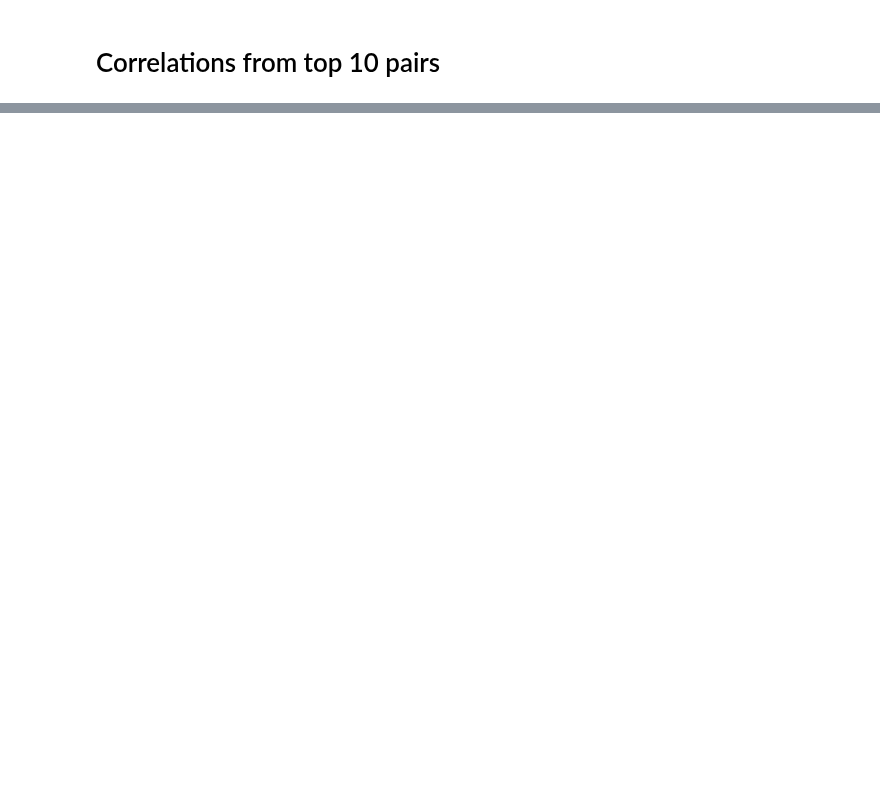
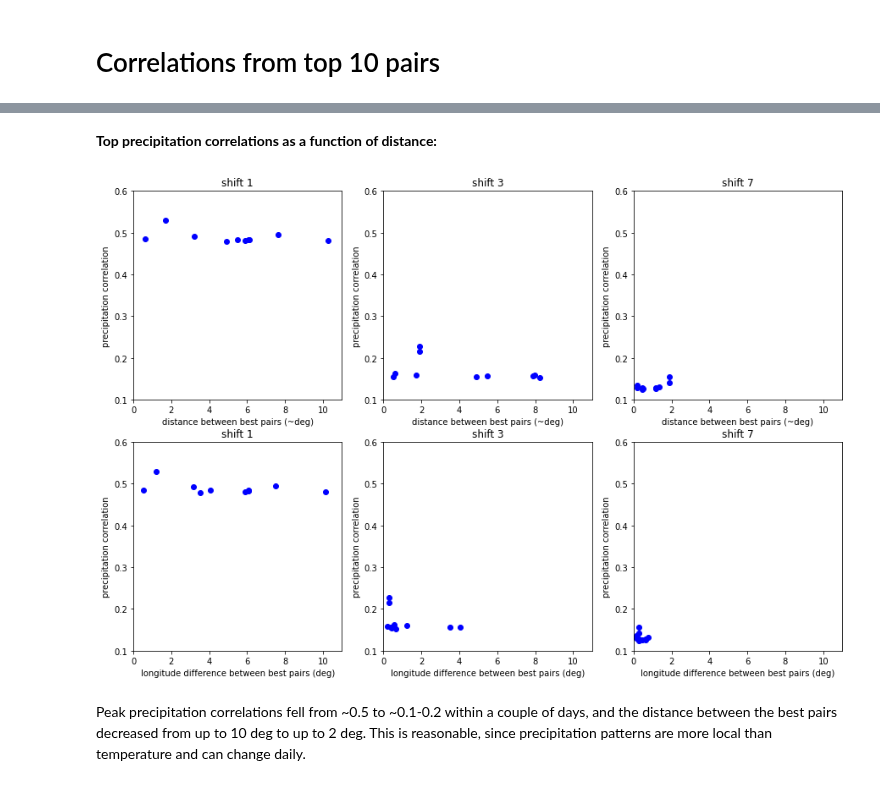
Before and after one commit to zbalewski/python-ay250-homework, a Jupyter notebook: hw_5/hw_5.ipynb, the cells around one changed output, grey strips where cells are left out. Cells and saved outputs as stored; diff of their text form; code cells hidden in the pictures; blank space fills up the shorter version.

```diff
--- a/hw_5/hw_5.ipynb
+++ b/hw_5/hw_5.ipynb
@@ -332,0 +338,38 @@ latitude = max_temp_xr["air_temperature"]["lat"].values[:3]
+# %% [markdown]
+**Top precipitation correlations as a function of distance:**
+# %%
+fig = plt.figure(figsize=(15, 10))
+
+for d in range(n_lags):
+
+    # get top 10 pairs
+    top_values, top_long, top_lat = pull_top_pairs(prec_corr_lag[d], 10, airport_long, airport_lat)
+
+    # cartesian distance
+    cart_dist = [((long[0] - long[1]) ** 2 + (lat[0] - lat[1]) ** 2) ** 0.5
+                 for long, lat in zip(top_long, top_lat)]
+
+    # longitude distance
+    long_dist = [np.abs(long[0] - long[1]) for long in top_long]
+
+    # plot value vs cart dist
+    ax = fig.add_subplot(2, n_lags, d+1)
+    ax.scatter(cart_dist, top_values, color='b')
+    ax.set(xlabel="distance between best pairs (~deg)",
+           ylabel="precipitation correlation",
+           title=f"shift {daily_lag[d]}",
+           xlim=[0, 11],
+           ylim=[0.1, 0.6])
+
+    # plot value vs long dist
+    ax = fig.add_subplot(2, n_lags, d+1+n_lags)
+    ax.scatter(long_dist, top_values, color='b')
+    ax.set(xlabel="longitude difference between best pairs (deg)",
+           ylabel="precipitation correlation",
+           title=f"shift {daily_lag[d]}",
+           xlim=[0, 11],
+           ylim=[0.1, 0.6])
+# %% [output]
+[figure, added]
+# %% [markdown]
+Peak precipitation correlations fell from ~0.5 to ~0.1-0.2 within a couple of days, and the distance between the best pairs decreased from up to 10 deg to up to 2 deg. This is reasonable, since precipitation patterns are more local than temperature and can change daily.
```
Also changed, not shown: parts of 33 cells of this notebook.
